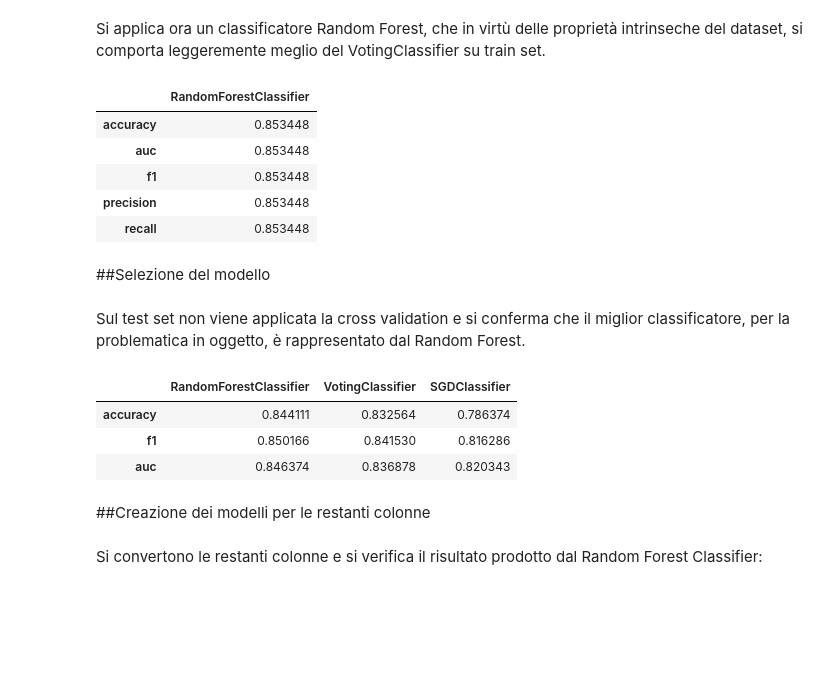
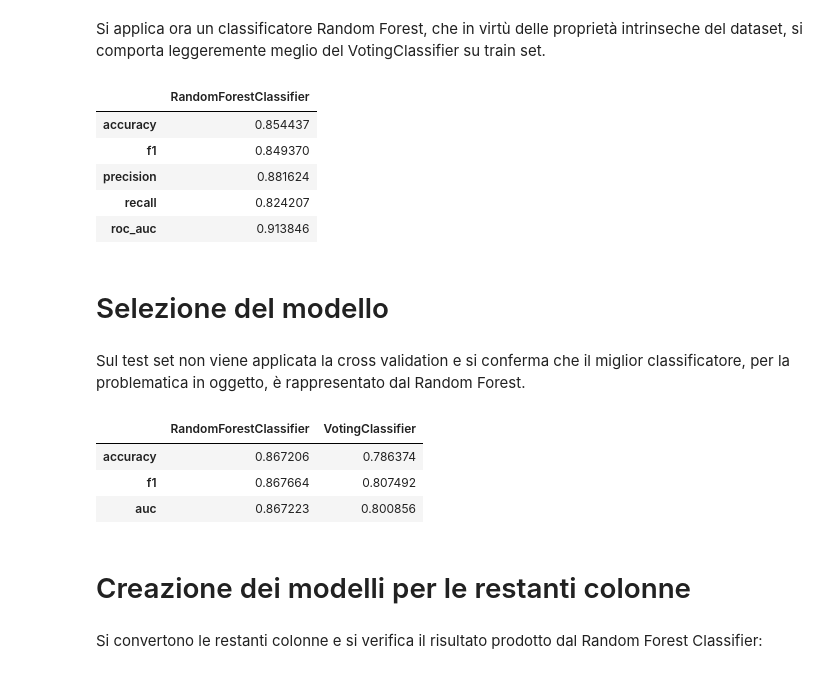
Before and after one commit to Elmaravilla7/DataMiningFJ, a Jupyter notebook: FakeJobPrediction.ipynb, the cells around one changed output. Cells and saved outputs as stored; diff of their text form; code cells hidden in the pictures; blank space fills up the shorter version.

```diff
--- a/FakeJobPrediction.ipynb
+++ b/FakeJobPrediction.ipynb
@@ -526,7 +526,7 @@ def compute_performance(estimators, X, y, scoring_funs, cross_val=True):
 
         for f in scoring_funs:
             if cross_val:
-                score = cross_val_score(e, X ,y, cv=10 ,scoring="accuracy").mean()
+                score = cross_val_score(e, X ,y, cv=10 ,scoring=f).mean()
                 name = f
             else:
                 _f, name = f
@@ -597,7 +597,7 @@ def tuningLR(logreg_clf,X_train,y_train):
     grid_search.fit(X_train, y_train)
     print("Best Param:", grid_search.best_params_)
     best_logreg_clf = grid_search.best_estimator_
-    best=compute_performance([best_logreg_clf], X_train, y_train, scoring_funs=['accuracy', 'recall','precision','f1','auc'])
+    best=compute_performance([best_logreg_clf], X_train, y_train, scoring_funs=['accuracy','precision', 'recall','f1','roc_auc'])
     return best,best_logreg_clf
 # %%
 from sklearn.model_selection import GridSearchCV
@@ -624,7 +624,7 @@ def tuningSVC(svc,X_train,y_train):
     grid_search.fit(X_train, y_train)
     print("Best Param:", grid_search.best_params_)
     best_svc = grid_search.best_estimator_
-    best=compute_performance([best_svc], X_train, y_train,scoring_funs=['accuracy', 'precision', 'recall', 'f1','auc'])
+    best=compute_performance([best_svc], X_train, y_train,scoring_funs=['accuracy', 'precision', 'recall', 'f1','roc_auc'])
     return best,best_svc
 # %%
 tuningLR,cLR=tuningLR(logreg_clf,X_train,y_train)
@@ -681,10 +681,10 @@ from sklearn.tree import DecisionTreeClassifier
 def votingCF(best_logreg_clf, best_svc, X_train, y_train):
     best_svc.probability = True
     voting_clf = VotingClassifier(
-    estimators=[('lr', best_logreg_clf), ('svc', best_svc), ('dct', DecisionTreeClassifier())],
+    estimators=[('lr', best_logreg_clf), ('svc', best_svc)],
     voting='soft')
     voting_clf.fit(X_train, y_train)
-    best=compute_performance([voting_clf], X_train, y_train,scoring_funs=['accuracy', 'precision', 'recall', 'f1','auc'])
+    best=compute_performance([voting_clf], X_train, y_train,scoring_funs=['accuracy', 'precision', 'recall', 'f1','roc_auc'])
     return best,voting_clf
 # %%
 tuning,voting_clf=votingCF(cLR,cSVC, X_train, y_train)
@@ -707,32 +707,32 @@ Si applica ora un classificatore Random Forest, che in virtù delle proprietà i
 from sklearn.ensemble import RandomForestClassifier
 rnd_clf = RandomForestClassifier(n_estimators=100, random_state=42)
 rnd_clf.fit(X_train,y_train)
-forst=compute_performance([rnd_clf], X_train, y_train,scoring_funs=['accuracy', 'precision', 'recall', 'f1','auc'])
+forst=compute_performance([rnd_clf], X_train, y_train,scoring_funs=['accuracy', 'precision', 'recall', 'f1','roc_auc'])
 forst_df=pd.DataFrame(forst)
 forst_df.head()
 # %% [output]
 |  | RandomForestClassifier |
-| accuracy | 0.853448 |
-| auc | 0.853448 |
-| f1 | 0.853448 |
-| precision | 0.853448 |
-| recall | 0.853448 |
+| accuracy | 0.854437 |
+| f1 | 0.849370 |
+| precision | 0.881624 |
+| recall | 0.824207 |
+| roc_auc | 0.913846 |
 # %% [markdown]
-##Selezione del modello
+# Selezione del modello
 # %% [markdown]
 Sul test set non viene applicata la cross validation e si conferma che il miglior classificatore, per la problematica in oggetto, è rappresentato dal Random Forest.
 # %%
 from sklearn.metrics import accuracy_score, f1_score, recall_score,roc_auc_score
-score_dict = compute_performance([rnd_clf, voting_clf,sgd_clf], X_test, y_test, scoring_funs=[(accuracy_score, "accuracy"), (f1_score, "f1"),(roc_auc_score,"auc")], cross_val=False)
+score_dict = compute_performance([rnd_clf, voting_clf], X_test, y_test, scoring_funs=[(accuracy_score, "accuracy"), (f1_score, "f1"),(roc_auc_score,"auc")], cross_val=False)
 score_df = pd.DataFrame(score_dict)
 score_df.head()
 # %% [output]
-|  | RandomForestClassifier | VotingClassifier | SGDClassifier |
-| accuracy | 0.844111 | 0.832564 | 0.786374 |
-| f1 | 0.850166 | 0.841530 | 0.816286 |
-| auc | 0.846374 | 0.836878 | 0.820343 |
+|  | RandomForestClassifier | VotingClassifier |
+| accuracy | 0.867206 | 0.786374 |
+| f1 | 0.867664 | 0.807492 |
+| auc | 0.867223 | 0.800856 |
 # %% [markdown]
-##Creazione dei modelli per le restanti colonne
+# Creazione dei modelli per le restanti colonne
 # %% [markdown]
 Si convertono le restanti colonne e si verifica il risultato prodotto dal Random Forest Classifier:
 # %%
```
Also changed, not shown: parts of 21 cells of this notebook.
